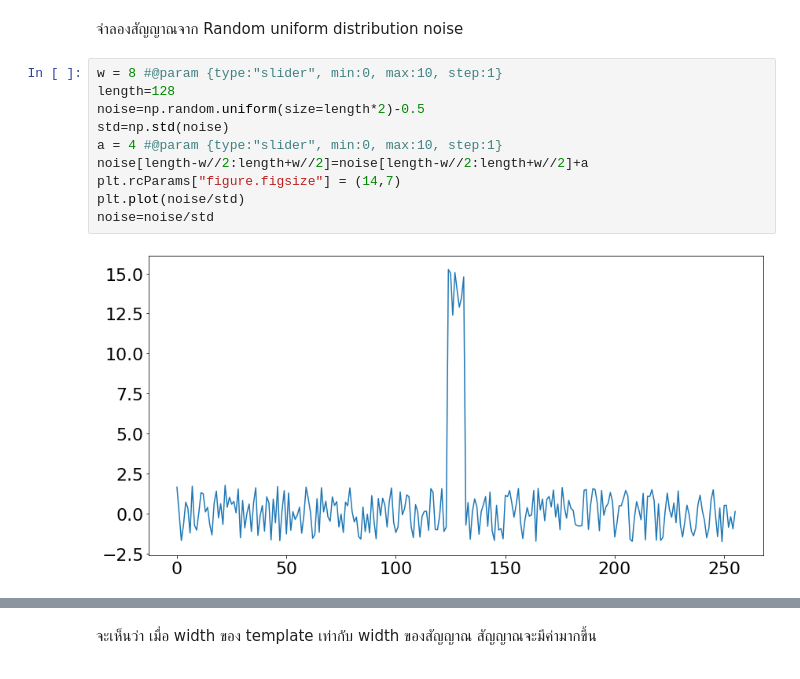
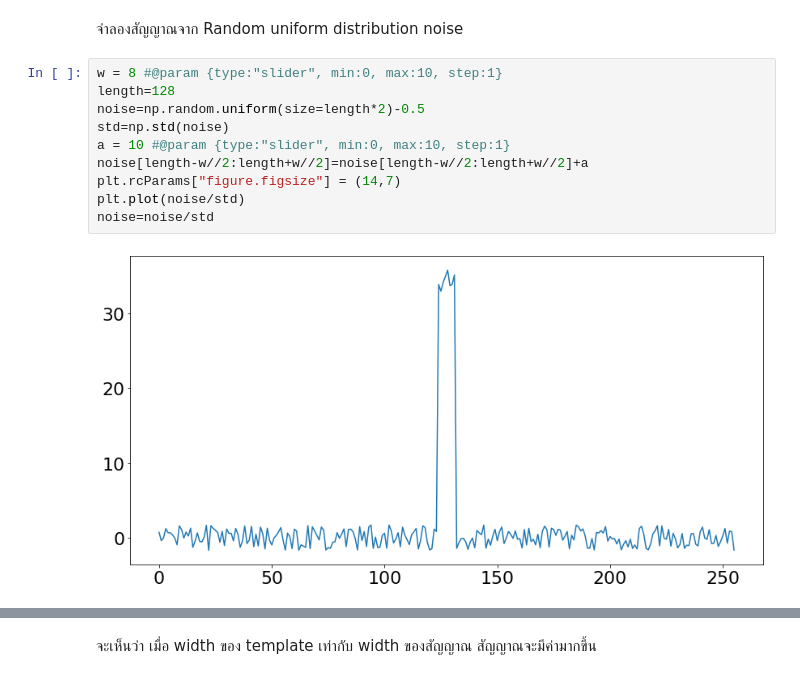
Before and after one commit to ougrid/Radio_astronomy_tutorial, a Jupyter notebook: AIAT_tutorial_transient_search_TH.ipynb, the cells around one changed output, grey strips where cells are left out. Drawn from its saved outputs; the diff is of its cells as text.

```diff
--- a/AIAT_tutorial_transient_search_TH.ipynb
+++ b/AIAT_tutorial_transient_search_TH.ipynb
@@ -55,15 +55,15 @@ import numpy as np
 # %%
 w = 8 #@param {type:"slider", min:0, max:10, step:1}
 length=128
 noise=np.random.uniform(size=length*2)-0.5
 std=np.std(noise)
-a = 4 #@param {type:"slider", min:0, max:10, step:1}
+a = 10 #@param {type:"slider", min:0, max:10, step:1}
 noise[length-w//2:length+w//2]=noise[length-w//2:length+w//2]+a
 plt.rcParams["figure.figsize"] = (14,7)
 plt.plot(noise/std)
 noise=noise/std
 # %% [output]
-[figure, old version]
+[figure, new version]
 # %%
 plt.rcParams["figure.figsize"] = (14,14)
 plt.rcParams.update({'font.size': 22})
```
Also changed, not shown: parts of 25 cells of this notebook.
